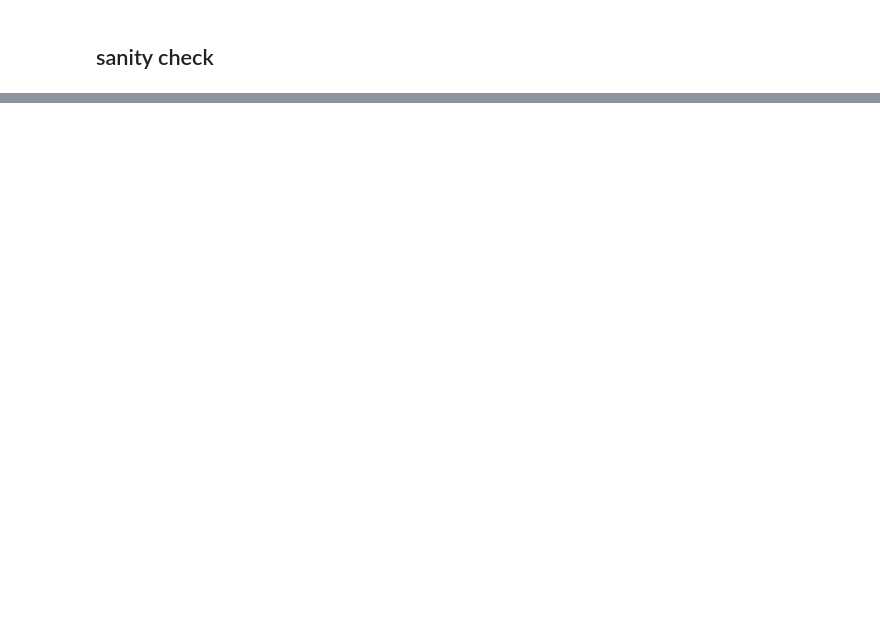
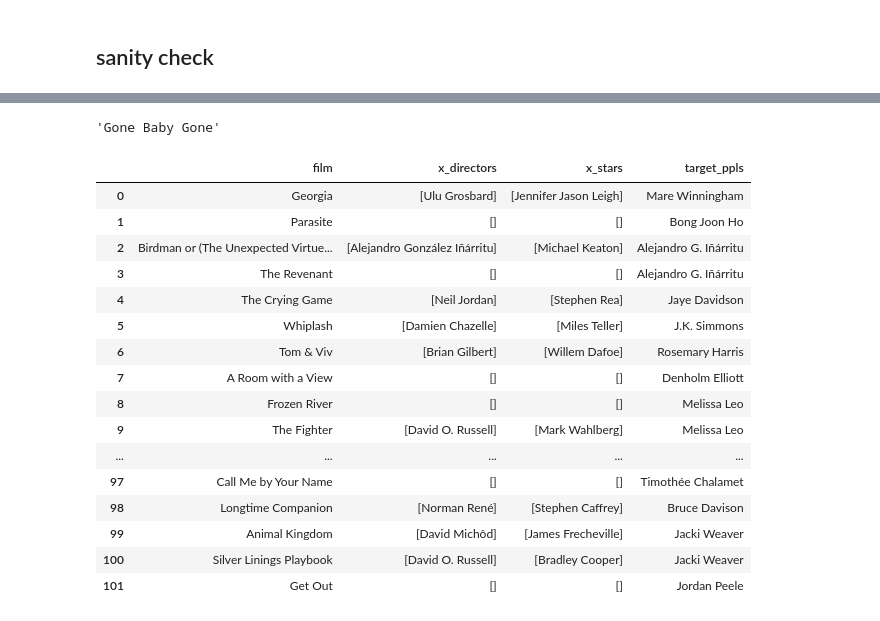
Before and after one commit to marlinfiggins/West-Coast-Datathon-F2020, a Jupyter notebook: notebooks/oscar_covariate_generate.ipynb, the cells around one changed output, grey strips where cells are left out. Cells and saved outputs as stored; diff of their text form; code cells hidden in the pictures; blank space fills up the shorter version.

```diff
--- a/notebooks/oscar_covariate_generate.ipynb
+++ b/notebooks/oscar_covariate_generate.ipynb
@@ -243,0 +211,4 @@ oscar_ppl[oscar_ppl.name == "Clint Eastwood"].head(50)
+# %%
+individuals = set(individuals)
+# %%
+oscar_individuals = set(np.unique(oscar_ppl.name.values))
@@ -243,0 +223,3 @@ oscar_ppl[oscar_ppl.name == "Clint Eastwood"].head(50)
+# %%
+diff_n_ppl = oscar_individuals - individuals
+diff_n_ppl
@@ -243,0 +260,45 @@ oscar_ppl[oscar_ppl.name == "Clint Eastwood"].head(50)
+# %%
+film_names = []
+xdirectos = []
+xstars = []
+target_ppls = []
+
+
+for ppl in diff_n_ppl:
+    film_name = oscar[oscar.name == ppl].film.values.tolist()
+    for f in film_name:
+        temp = movie_industry[movie_industry['name'] == f]
+        film_names.append(f)
+        xdirectos.append(temp.director.values.tolist())
+        xstars.append(temp.star.values.tolist())
+        target_ppls.append(ppl)
+# %%
+oscar[oscar.name == 'Amy Ryan'].film.values.tolist()[0]
+# %% [output]
+'Gone Baby Gone'
+# %%
+df  = pd.DataFrame({"film": film_names,
+                   "x_directors": xdirectos,
+                   "x_stars":xstars ,
+                   "target_ppls": target_ppls})
+
+pd.set_option("display.max_rows", 102)
+df
+# %% [output]
+|  | film | x_directors | x_stars | target_ppls |
+| 0 | Georgia | [Ulu Grosbard] | [Jennifer Jason Leigh] | Mare Winningham |
+| 1 | Parasite | [] | [] | Bong Joon Ho |
+| 2 | Birdman or (The Unexpected Virtue... | [Alejandro González Iñárritu] | [Michael Keaton] | Alejandro G. Iñárritu |
+| 3 | The Revenant | [] | [] | Alejandro G. Iñárritu |
+| 4 | The Crying Game | [Neil Jordan] | [Stephen Rea] | Jaye Davidson |
+| 5 | Whiplash | [Damien Chazelle] | [Miles Teller] | J.K. Simmons |
+| 6 | Tom & Viv | [Brian Gilbert] | [Willem Dafoe] | Rosemary Harris |
+| 7 | A Room with a View | [] | [] | Denholm Elliott |
+| 8 | Frozen River | [] | [] | Melissa Leo |
+| 9 | The Fighter | [David O. Russell] | [Mark Wahlberg] | Melissa Leo |
+| ... | ... | ... | ... | ... |
+| 97 | Call Me by Your Name | [] | [] | Timothée Chalamet |
+| 98 | Longtime Companion | [Norman René] | [Stephen Caffrey] | Bruce Davison |
+| 99 | Animal Kingdom | [David Michôd] | [James Frecheville] | Jacki Weaver |
+| 100 | Silver Linings Playbook | [David O. Russell] | [Bradley Cooper] | Jacki Weaver |
+| 101 | Get Out | [] | [] | Jordan Peele |
```
Also changed, not shown: parts of 12 cells of this notebook.
